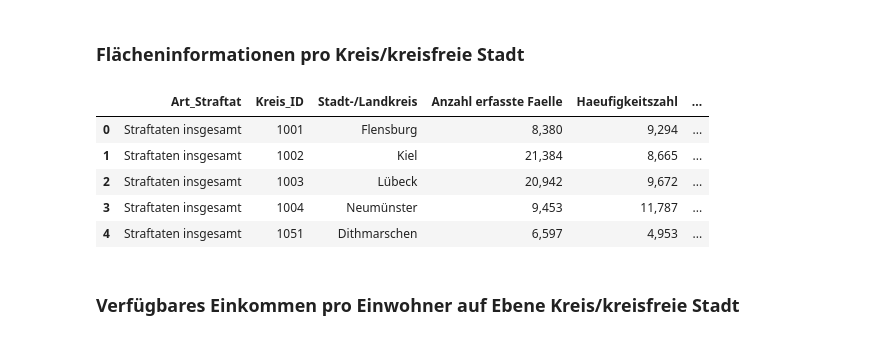
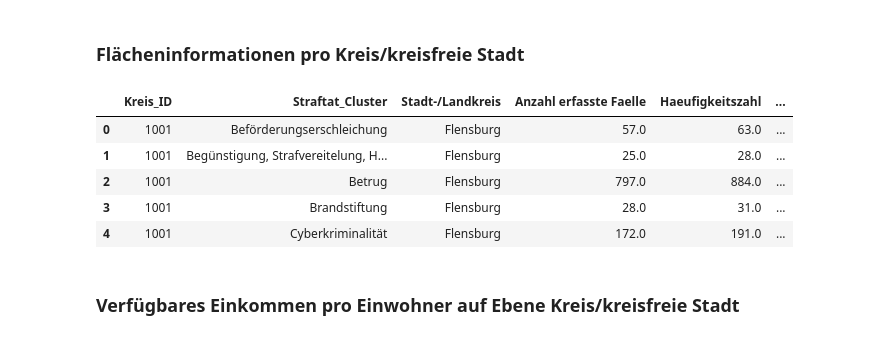
Before and after one commit to andreashrb/Python_for_DS_Project, a Jupyter notebook: interim_result/DataPreparation_Sebastian.ipynb, the cells around one changed output. Saved outputs shown, nothing was run; the diff lists cells and outputs as text; code cells hidden in the pictures.

```diff
--- a/interim_result/DataPreparation_Sebastian.ipynb
+++ b/interim_result/DataPreparation_Sebastian.ipynb
@@ -35,0 +71,6 @@ df_criminal
+# %%
+# Group by auf Spalten Kreis_ID, Straftatcluster, Stadt-/Landkreis
+
+df_criminal_grouped = df_criminal.groupby(['Kreis_ID','Straftat_Cluster','Stadt-/Landkreis']).sum()
+
+df_criminal_grouped
@@ -35,0 +92,3 @@ df_criminal
+# %%
+df_criminal_grouped = df_criminal_grouped.reset_index(drop=False)
+df_criminal_grouped.head()
@@ -35,0 +102,13 @@ df_criminal
+# %%
+# Neuberechnung der relativen Spalten
+
+df_criminal_grouped['erfasste Faelle, davon Versuche - Anteil in %'] = np.where(df_criminal_grouped["erfasste Faelle, davon Versuche - Anzahl"] == 0, 0.00, (df_criminal_grouped["erfasste Faelle, davon Versuche - Anzahl"] / df_criminal_grouped["Anzahl erfasste Faelle"])*100)
+# df_criminal_grouped['erfasste Faelle, davon Versuche - Anteil in %']=(df_criminal_grouped["erfasste Faelle, davon Versuche - Anzahl"] / df_criminal_grouped["Anzahl erfasste Faelle"])*100
+
+df_criminal_grouped['Aufklaerungsquote in %'] = np.where(df_criminal_grouped['Auffklaerung - Anzahl Faelle'] == 0, 0.00, (df_criminal_grouped['Auffklaerung - Anzahl Faelle'] / df_criminal_grouped["Anzahl erfasste Faelle"])*100)
+# df_criminal_grouped['Aufklaerungsquote in %']=(df_criminal_grouped['Auffklaerung - Anzahl Faelle'] / df_criminal_grouped["Anzahl erfasste Faelle"])*100
+
+df_criminal_grouped['Nichtdeutsche Tatverdaechtige - Anteil in % an der Gesamtzahl'] = np.where(df_criminal_grouped['Nichtdeutsche Tatverdaechtige - Anzahl'] == 0, 0.00, (df_criminal_grouped['Nichtdeutsche Tatverdaechtige - Anzahl'] / df_criminal_grouped['Tatverdaechtige insgesamt'])*100)
+# df_criminal_grouped['Nichtdeutsche Tatverdaechtige - Anteil in % an der Gesamtzahl']=(df_criminal_grouped['Nichtdeutsche Tatverdaechtige - Anzahl'] / df_criminal_grouped['Tatverdaechtige insgesamt'])*100
+# %%
+df_criminal_grouped['Kreis_ID'] = df_criminal_grouped['Kreis_ID'].astype(str)
@@ -88,40 +207,40 @@ städte_fläche_excel.rename(columns={'Schlüsselnummer': 'Land',
                                    'Unnamed: 4': 'Verb',
                                    'Unnamed: 5': 'Gem',
                                    'Post-leitzahl 1)': 'PLZ',
                                    'Fläche in km2 2)': 'Fläche in km2',
                                    'Bevölkerung3)': 'Bevölkerung Insgesamt',
                                    'Unnamed: 10': 'Bevölkerung männlich',
                                    'Unnamed: 11': 'Bevölkerung weiblich',
                                    'Unnamed: 12': 'Bevölkerungsdichte'},inplace=True)
 
 # Löschen nicht benötigter Zeilen
 städte_fläche_excel.drop([0], axis = 0, inplace=True)
 städte_fläche_excel.drop([1], axis = 0, inplace=True)
 städte_fläche_excel.drop([2], axis = 0, inplace=True)
 
 # Erstellung eines zusammengesetzten Attributs "Kreis_ID"
 städte_fläche_excel["Kreis_ID"] = städte_fläche_excel["Land"] + städte_fläche_excel["RB"]  + städte_fläche_excel['Kreis']
 
 # Einige Spalten werden im weiteren Verlauf nicht benötigt
 städte_fläche_excel.drop(['Stadt','PLZ','Land','RB', 'Kreis', 'Verb', 'Gem', 'Lfd. Nr.', 'Bevölkerung Insgesamt', 'Bevölkerung männlich', 'Bevölkerung weiblich', 'Bevölkerungsdichte'],axis=1, inplace=True)
 
 # Kürzen der Kreis_ID, um sie für den Join mit anderen Datensätzen vorzubereiten
 städte_fläche_excel['Kreis_ID'] = np.where(städte_fläche_excel['Kreis_ID'].str[0] == '0', städte_fläche_excel['Kreis_ID'].str[-4:], städte_fläche_excel['Kreis_ID'].str[-5:])
 
 # Aggregation des städtebezogenen Datensatzes auf Kreisgebiete (mit Fokus auf die Fläche)
 kreise_fläche = städte_fläche_excel.groupby(['Kreis_ID']).sum()
 
-merged_df0 = pd.merge(df_criminal, kreise_fläche, on="Kreis_ID", how = "left")
+merged_df0 = pd.merge(df_criminal_grouped, kreise_fläche, on="Kreis_ID", how = "left")
 merged_df0['Fläche in km2'].fillna(205.7, inplace=True)
 
 merged_df0.head()
 # %% [output]
-|  | Art_Straftat | Kreis_ID | Stadt-/Landkreis | Anzahl erfasste Faelle | Haeufigkeitszahl | ... |
-| 0 | Straftaten insgesamt | 1001 | Flensburg | 8,380 | 9,294 | ... |
-| 1 | Straftaten insgesamt | 1002 | Kiel | 21,384 | 8,665 | ... |
-| 2 | Straftaten insgesamt | 1003 | Lübeck | 20,942 | 9,672 | ... |
-| 3 | Straftaten insgesamt | 1004 | Neumünster | 9,453 | 11,787 | ... |
-| 4 | Straftaten insgesamt | 1051 | Dithmarschen | 6,597 | 4,953 | ... |
+|  | Kreis_ID | Straftat_Cluster | Stadt-/Landkreis | Anzahl erfasste Faelle | Haeufigkeitszahl | ... |
+| 0 | 1001 | Beförderungserschleichung | Flensburg | 57.0 | 63.0 | ... |
+| 1 | 1001 | Begünstigung, Strafvereitelung, H... | Flensburg | 25.0 | 28.0 | ... |
+| 2 | 1001 | Betrug | Flensburg | 797.0 | 884.0 | ... |
+| 3 | 1001 | Brandstiftung | Flensburg | 28.0 | 31.0 | ... |
+| 4 | 1001 | Cyberkriminalität | Flensburg | 172.0 | 191.0 | ... |
 # %% [markdown]
 ### Verfügbares Einkommen pro Einwohner auf Ebene Kreis/kreisfreie Stadt
 # %%
```
Also changed, not shown: parts of 15 cells of this notebook.
